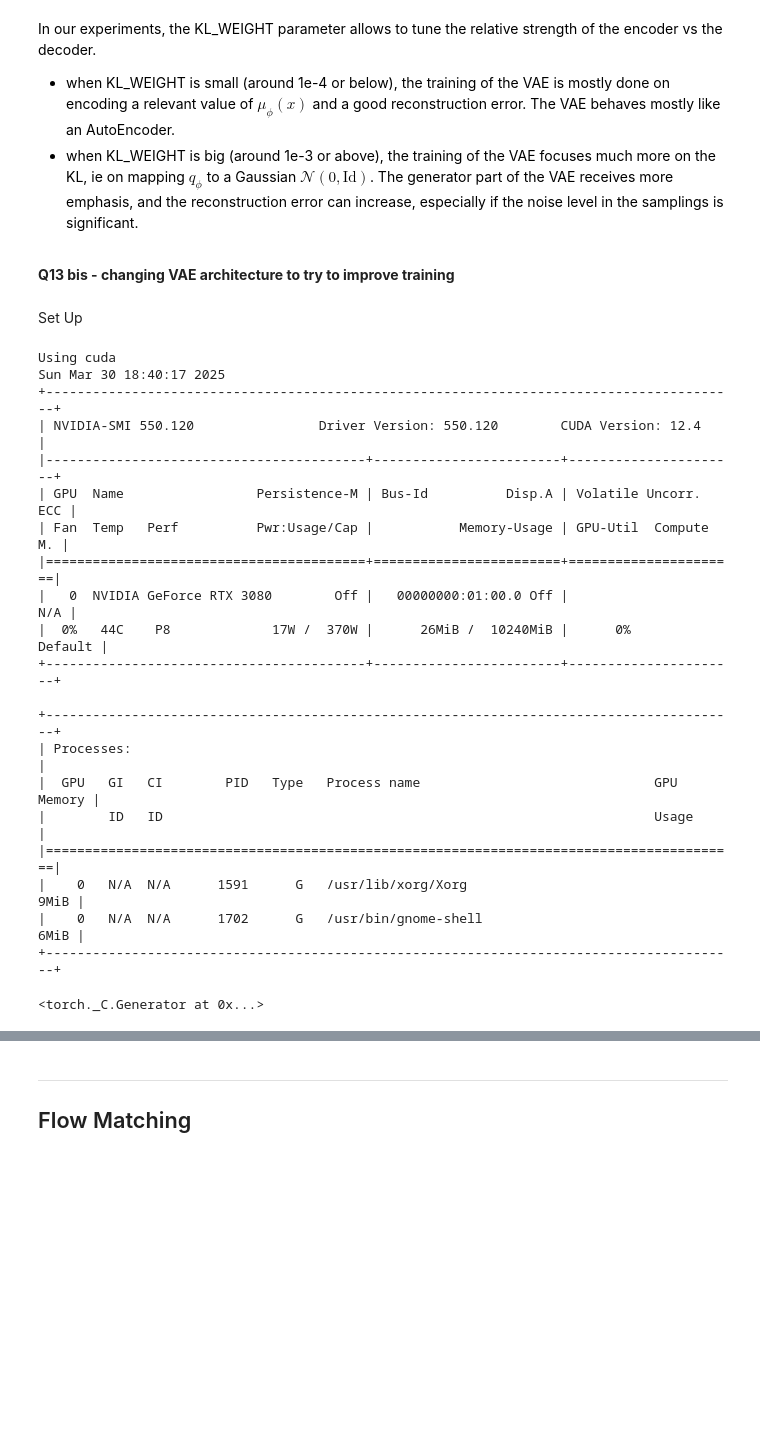
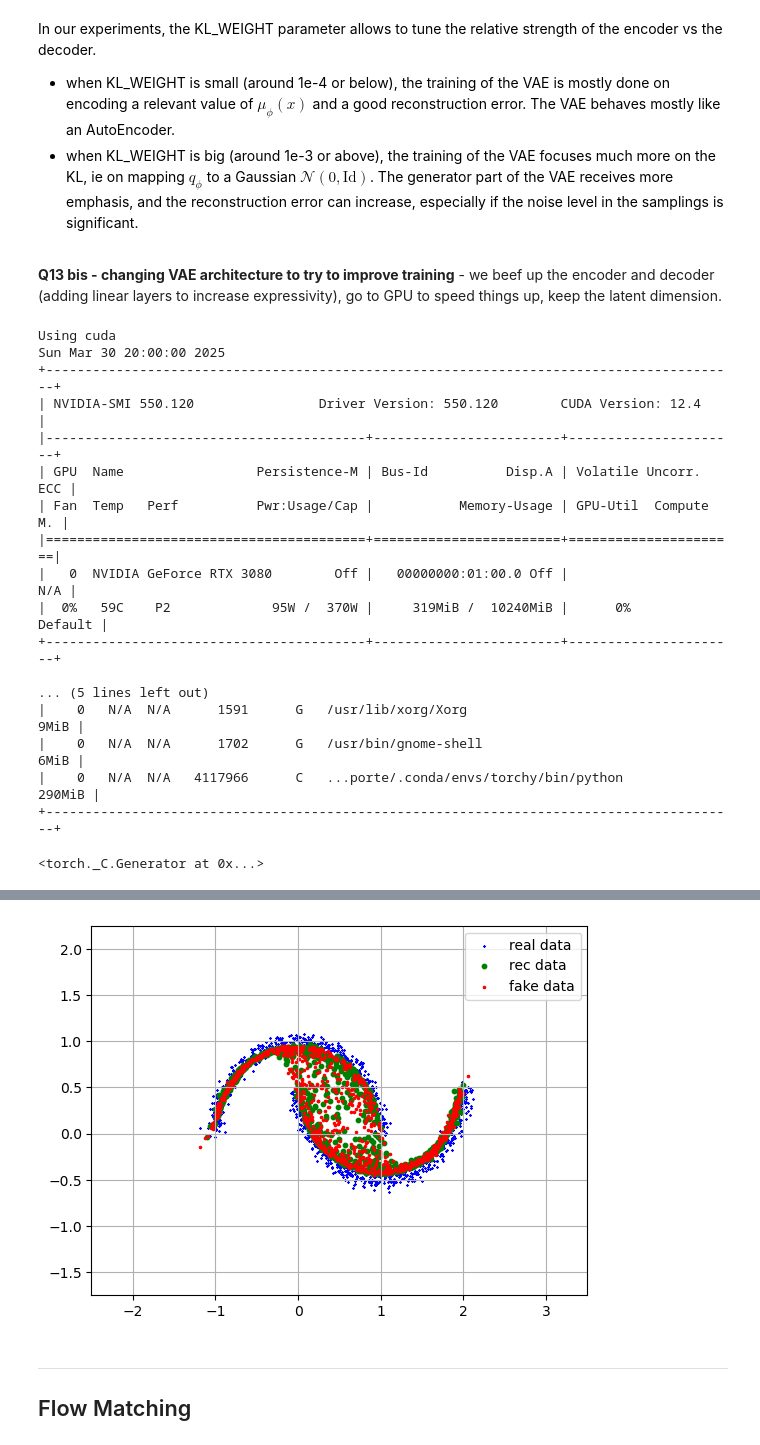
Before and after one commit to BenjaminDeporte/MVA_DLiP_6, a Jupyter notebook: TP6_generative_models.ipynb, the cells around one changed output, grey strips where cells are left out. Cells and saved outputs as stored; diff of their text form; code cells hidden in the pictures; blank space fills up the shorter version.

```diff
--- a/TP6_generative_models.ipynb
+++ b/TP6_generative_models.ipynb
@@ -771,16 +790,16 @@ BATCHLEN = 128
 KL_WEIGHT = 1e-6
 PARAM_NOISE = 1e-4
 
-encoder = Encoder()
+encoder = Encoder().to(device)
 optim_enc = torch.optim.Adam(encoder.parameters(), lr=1e-3, betas=(0.5,0.9))
-decoder = Decoder()
+decoder = Decoder().to(device)
 optim_dec = torch.optim.Adam(decoder.parameters(), lr=1e-3, betas=(0.5,0.9))
 
 for i in range(N_ITER):
     encoder.zero_grad()
     decoder.zero_grad()
 
-    x = generate_batch(BATCHLEN)
+    x = generate_batch(BATCHLEN).to(device)
 
     enc_mu, enc_logvar = encoder(x)
     #
@@ -861,11 +880,9 @@ In our experiments, the KL_WEIGHT parameter allows to tune the relative strength
 </div>
 </span>
 # %% [markdown]
-**Q13 bis - changing VAE architecture to try to improve training**
+**Q13 bis - changing VAE architecture to try to improve training** - we beef up the encoder and decoder (adding linear layers to increase expressivity), go to GPU to speed things up, keep the latent dimension.
-# %% [markdown]
-Set Up
 # %%
-torch.set_default_dtype(torch.float64)
+torch.set_default_dtype(torch.float32)
 
 if torch.cuda.is_available():
     device = torch.device('cuda')
@@ -887,7 +904,7 @@ rng = np.random.default_rng(seed=random_seed)
 torch.manual_seed(random_seed)
 # %% [output]
 Using cuda
-Sun Mar 30 18:40:17 2025
+Sun Mar 30 20:00:00 2025
 +-----------------------------------------------------------------------------------------+
 | NVIDIA-SMI 550.120                Driver Version: 550.120        CUDA Version: 12.4     |
 |-----------------------------------------+------------------------+----------------------+
@@ -895,16 +912,13 @@ Sun Mar 30 18:40:17 2025
 | Fan  Temp   Perf          Pwr:Usage/Cap |           Memory-Usage | GPU-Util  Compute M. |
 |=========================================+========================+======================|
 |   0  NVIDIA GeForce RTX 3080        Off |   00000000:01:00.0 Off |                  N/A |
-|  0%   44C    P8             17W /  370W |      26MiB /  10240MiB |      0%      Default |
+|  0%   59C    P2             95W /  370W |     319MiB /  10240MiB |      0%      Default |
 +-----------------------------------------+------------------------+----------------------+
 
-+-----------------------------------------------------------------------------------------+
-| Processes:                                                                              |
-|  GPU   GI   CI        PID   Type   Process name                              GPU Memory |
-|        ID   ID                                                               Usage      |
-|=========================================================================================|
+... (5 lines left out)
 |    0   N/A  N/A      1591      G   /usr/lib/xorg/Xorg                              9MiB |
 |    0   N/A  N/A      1702      G   /usr/bin/gnome-shell                            6MiB |
+|    0   N/A  N/A   4117966      C   ...porte/.conda/envs/torchy/bin/python        290MiB |
 +-----------------------------------------------------------------------------------------+
 <torch._C.Generator at 0x...>
 # %%
@@ -944,7 +958,7 @@ class BigEncoder(nn.Module):
 
 # Define the discriminator
 class BigDecoder(nn.Module):
-    def __init__(self, hiden_dim=128):
+    def __init__(self, hidden_dim=128):
         super().__init__()
 
         self.fc11 = nn.Linear(LATENT_N, hidden_dim)
@@ -974,7 +988,7 @@ class BigDecoder(nn.Module):
         return (mu, logvar)
 
     def generate(self, batchlen):
-        z = torch.normal(torch.zeros(batchlen, LATENT_N), 1.0)
+        z = torch.normal(torch.zeros(batchlen, LATENT_N), 1.0).to(device)
         (mu, logvar) = self.__call__(z)
         return torch.normal(mu, torch.exp(0.5*logvar))
 # %%
@@ -983,19 +997,19 @@ N_ITER = 40000
 # Batch size to use
 BATCHLEN = 128
 
-KL_WEIGHT = 1e-6
-PARAM_NOISE = 1e-4
+KL_WEIGHT = 1e-3
+PARAM_NOISE = 1.0
 
-encoder = Encoder()
-optim_enc = torch.optim.Adam(encoder.parameters(), lr=1e-3, betas=(0.5,0.9))
-decoder = Decoder()
-optim_dec = torch.optim.Adam(decoder.parameters(), lr=1e-3, betas=(0.5,0.9))
+encoder = BigEncoder().to(device)
+optim_enc = torch.optim.Adam(encoder.parameters(), lr=1e-4, betas=(0.5,0.9))
+decoder = BigDecoder().to(device)
+optim_dec = torch.optim.Adam(decoder.parameters(), lr=1e-4, betas=(0.5,0.9))
 
 for i in range(N_ITER):
     encoder.zero_grad()
     decoder.zero_grad()
 
-    x = generate_batch(BATCHLEN)
+    x = generate_batch(BATCHLEN).to(device)
 
     enc_mu, enc_logvar = encoder(x)
     #
@@ -1027,3 +1041,4 @@ for i in range(N_ITER):
         print(f"step {i+1} / {N_ITER} -- Total loss = {float(loss_kl+loss_rec):.4e} -- KL: {float(loss_kl):.4e} -- rec: {float(loss_rec):.4e}")
 
 display_results()
+# %% [output]
@@ -1030,3 +1053,4 @@ display_results()
+[figure, added]
 # %% [markdown]
 ---
 ## Flow Matching
```
Also changed, not shown: parts of 12 cells of this notebook.
